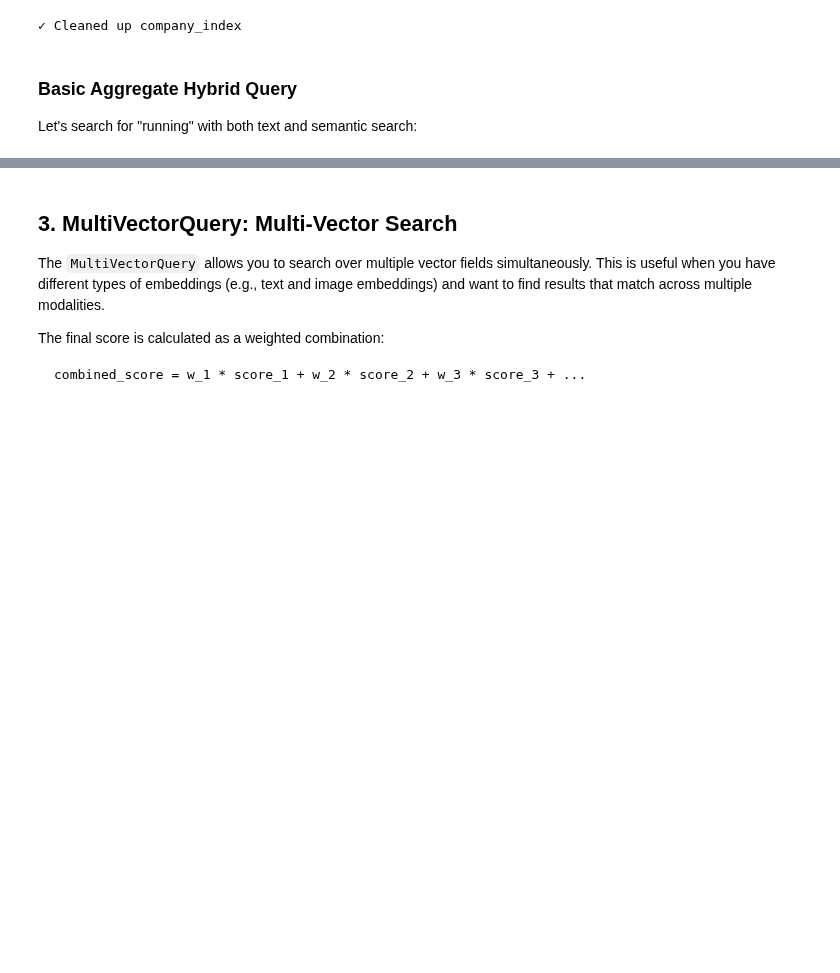
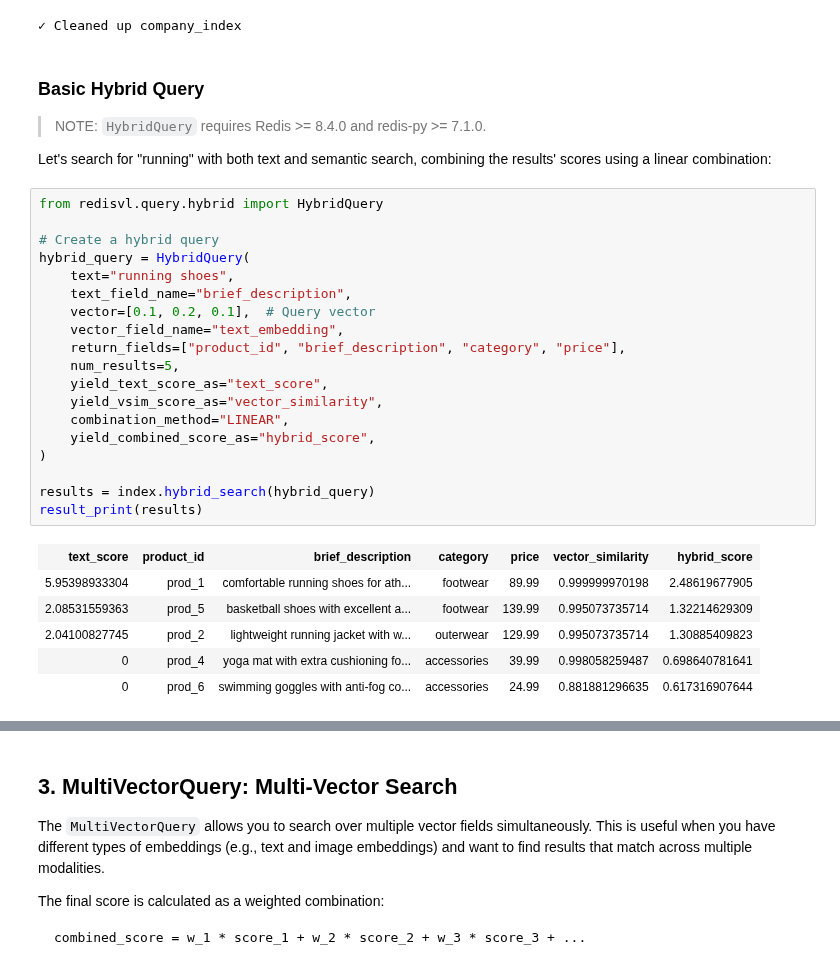
Before and after one commit to redis/redis-vl-python, a Jupyter notebook: docs/user_guide/11_advanced_queries.ipynb, the cells around one changed output, grey strips where cells are left out. Cells and saved outputs as stored; diff of their text form; blank space fills up the shorter version.

```diff
--- a/docs/user_guide/11_advanced_queries.ipynb
+++ b/docs/user_guide/11_advanced_queries.ipynb
@@ -483,6 +472,34 @@ print("✓ Cleaned up company_index")
 # %% [output]
 ✓ Cleaned up company_index
 # %% [markdown]
-### Basic Aggregate Hybrid Query
+### Basic Hybrid Query
 
-Let's search for "running" with both text and semantic search:
+> NOTE: `HybridQuery` requires Redis >= 8.4.0 and redis-py >= 7.1.0.
+
+Let's search for "running" with both text and semantic search, combining the results' scores using a linear combination:
+# %%
+from redisvl.query.hybrid import HybridQuery
+
+# Create a hybrid query
+hybrid_query = HybridQuery(
+    text="running shoes",
+    text_field_name="brief_description",
+    vector=[0.1, 0.2, 0.1],  # Query vector
+    vector_field_name="text_embedding",
+    return_fields=["product_id", "brief_description", "category", "price"],
+    num_results=5,
+    yield_text_score_as="text_score",
+    yield_vsim_score_as="vector_similarity",
+    combination_method="LINEAR",
+    yield_combined_score_as="hybrid_score",
+)
+
+results = index.hybrid_search(hybrid_query)
+result_print(results)
+# %% [output]
+| text_score | product_id | brief_description | category | price | vector_similarity | hybrid_score |
+| 5.95398933304 | prod_1 | comfortable running shoes for ath... | footwear | 89.99 | 0.999999970198 | 2.48619677905 |
+| 2.08531559363 | prod_5 | basketball shoes with excellent a... | footwear | 139.99 | 0.995073735714 | 1.32214629309 |
+| 2.04100827745 | prod_2 | lightweight running jacket with w... | outerwear | 129.99 | 0.995073735714 | 1.30885409823 |
+| 0 | prod_4 | yoga mat with extra cushioning fo... | accessories | 39.99 | 0.998058259487 | 0.698640781641 |
+| 0 | prod_6 | swimming goggles with anti-fog co... | accessories | 24.99 | 0.881881296635 | 0.617316907644 |
```
Also changed, not shown: parts of 35 cells of this notebook, 2 other files.
